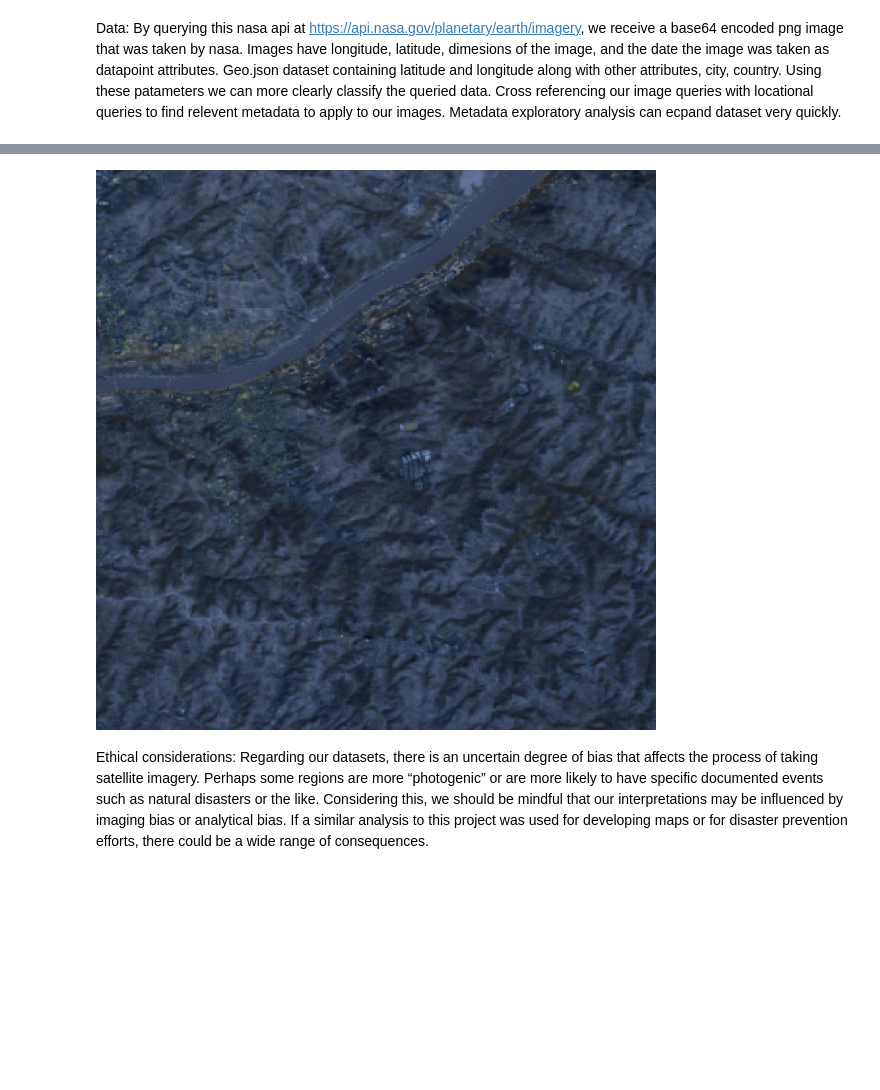
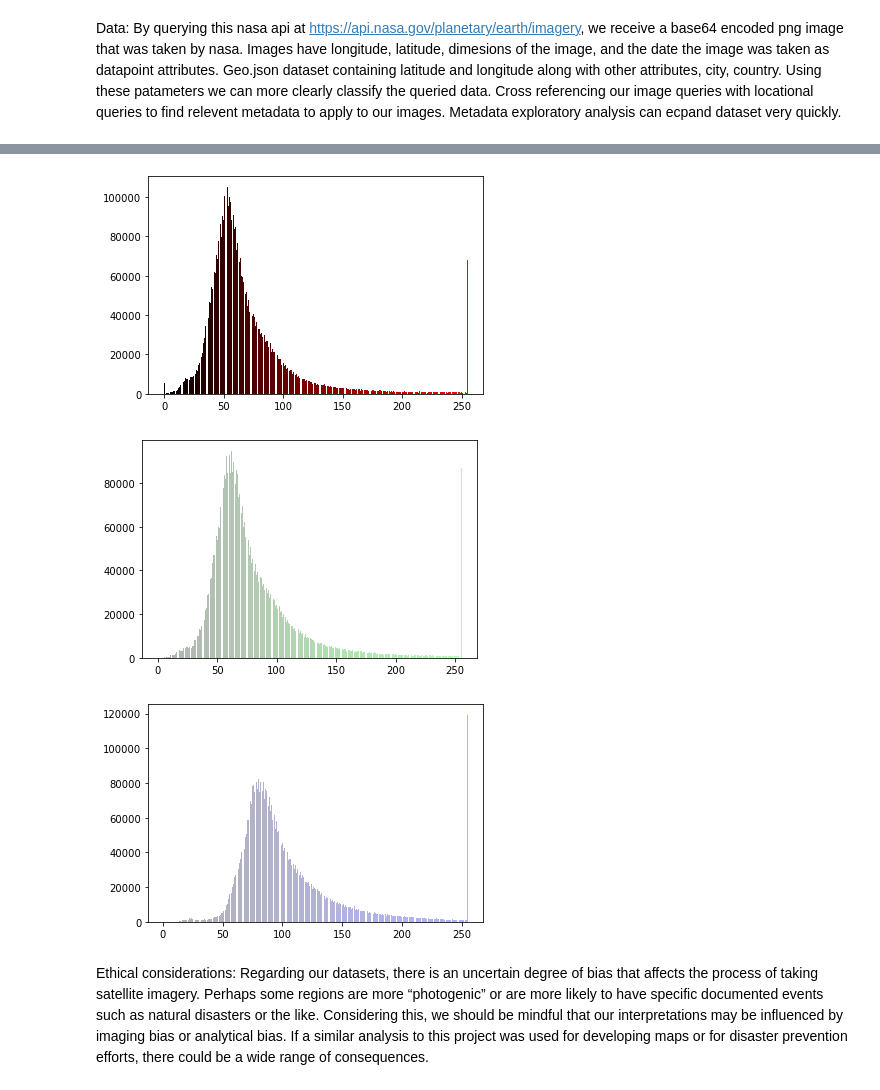
Before and after one commit to JSimonyan/SatteliteAnalysis, a Jupyter notebook: Project-info.ipynb, the cells around one changed output, grey strips where cells are left out. Saved outputs shown, nothing was run; the diff lists cells and outputs as text; code cells hidden in the pictures; blank space fills up the shorter version.

Commit message:
save img to file and plot colors as histogram

```diff
--- a/Project-info.ipynb
+++ b/Project-info.ipynb
@@ -63,22 +73,59 @@ id
-# %%
-import requests
-import base64
-import imageio
-import matplotlib.pyplot as plt
-import matplotlib.image as mpimg
-
-from PIL import Image
-from io import BytesIO
-
-#example query
-url = "https://api.nasa.gov/planetary/earth/imagery?lon=111.10&lat=39.01&dim=.1&date=2021-03-26&api_key=II3XUxmGYfFKmyapNeXjrH3Os3ILNhQScjW6bbMT"
-response = requests.get(url)
-
-#image returned
-i = Image.open(BytesIO(response.content))
-i
-# %% [output]
-[figure, removed]
+# %%
+import requests
+import base64
+import imageio
+import matplotlib.pyplot as plt
+import matplotlib.image as mpimg
+import cv2
+import numpy as np
+import os
+
+from PIL import Image
+from io import BytesIO
+
+#example query
+# url = "https://api.nasa.gov/planetary/earth/imagery?lon=-111.9306&lat=40.7777&dim=.2&date=2020-04-26&api_key=II3XUxmGYfFKmyapNeXjrH3Os3ILNhQScjW6bbMT"
+# response = requests.get(url)
+
+#image returned
+# i = Image.open(BytesIO(response.content))
+# i
+
+#images is saved to file with city name and date taken as format
+# i.save('slc_2020_04_26.png')
+
+image_test = Image.open('slc_2020_04_26.png')
+
+#img to histogram
+img_hst = image_test.histogram()
+
+#seperate rgb values from histogram to plot seperately
+def getRed(R):
+    return '#%02x%02x%02x'%(R,0,0)
+def getGreen(G):
+    return '#%02x%02x%02x'%(0,G,0)
+def getBlue(B):
+    return '#%02x%02x%02x'%(0,0,B)
+
+#iterate through img histogram to find rgb values
+Red=img_hst[0:256] # indicates Red
+Green=img_hst[256:512] # indicated Green
+Blue=img_hst[512:768] # indicates Blue
+
+for i in range(0, 256):
+    plt.bar(i, Red[i], color = getRed(i),alpha=1)
+    plt.figure(1) # plot red
+for i in range(0, 256):
+    plt.bar(i, Green[i], color = getGreen(i),alpha=0.3)
+    plt.figure(2) # plot green
+for i in range(0, 256):
+    plt.bar(i, Blue[i], color = getBlue(i),alpha=0.3)
+    plt.figure(3) #plot blue
+plt.show()
+# %% [output]
+[figure, added]
+[figure, added]
+[figure, added]
 # %% [markdown]
 Ethical considerations:
     Regarding our datasets, there is an uncertain degree of bias that affects the process of taking satellite imagery. Perhaps some regions are more “photogenic” or are more likely to have specific documented events such as natural disasters or the like. Considering this, we should be mindful that our interpretations may be influenced by imaging bias or analytical bias. If a similar analysis to this project was used for developing maps or for disaster prevention efforts, there could be a wide range of consequences.
```
Also changed, not shown: parts of 2 cells of this notebook.
